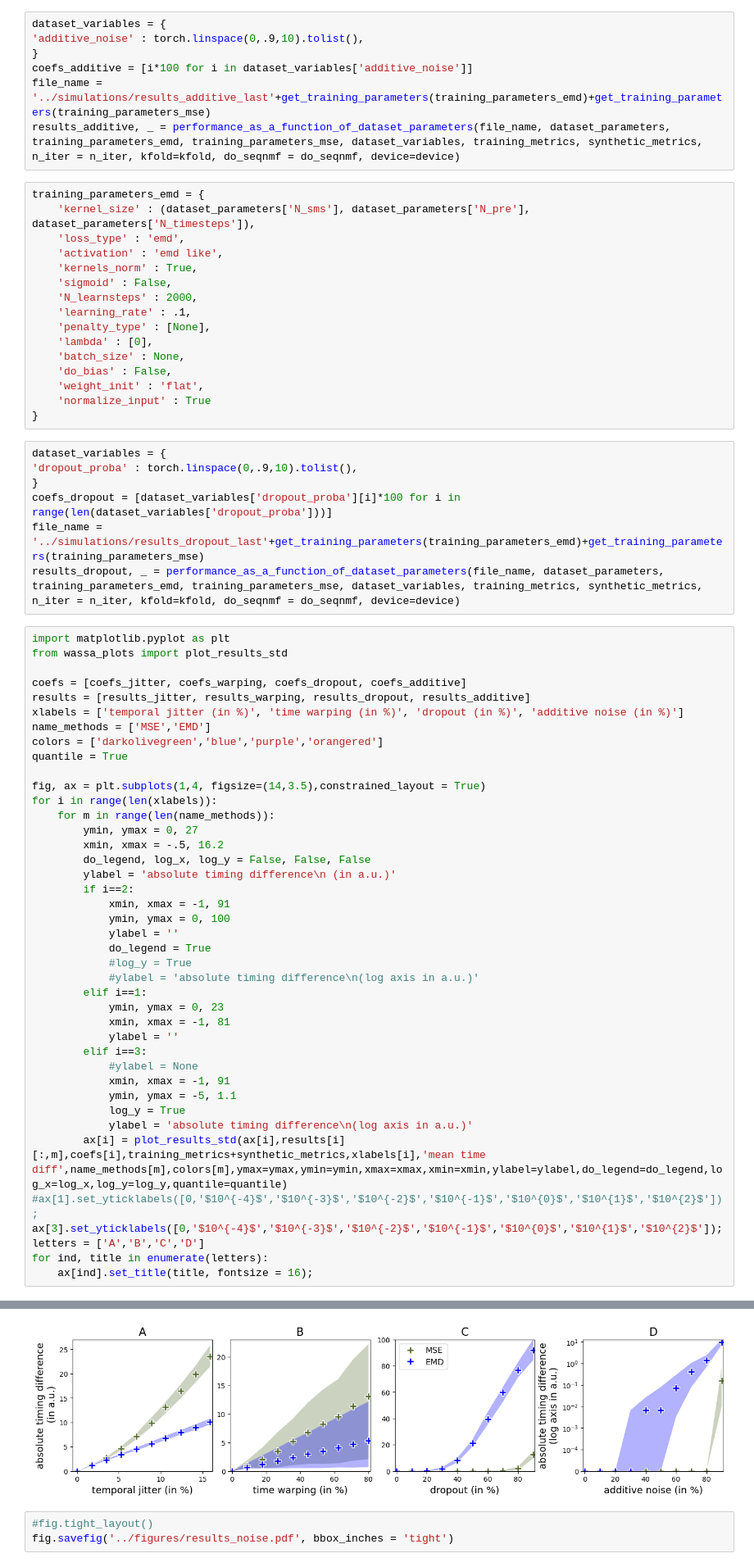
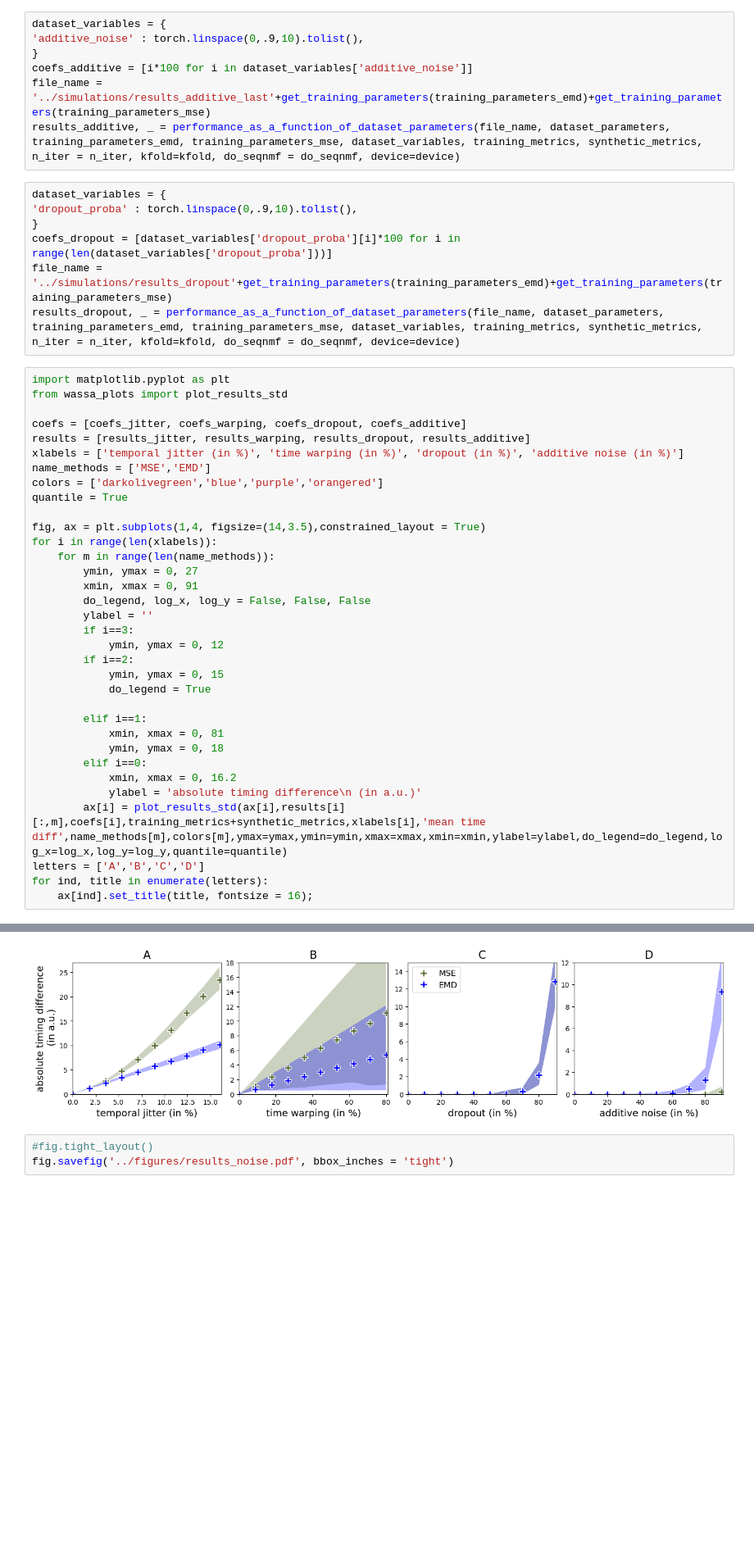
Before and after one commit to AntoineGrimaldi/wassa, a Jupyter notebook: results_paper/figure_3_all.ipynb, the cells around one changed output, grey strips where cells are left out. Shown at 82% size. Drawn from its saved outputs; the diff is of its cells as text; blank space fills up the shorter version.

Commit message:
change of dataset

```diff
--- a/results_paper/figure_3_all.ipynb
+++ b/results_paper/figure_3_all.ipynb
@@ -82,28 +82,12 @@ dataset_variables = {
 coefs_additive = [i*100 for i in dataset_variables['additive_noise']]
 file_name = '../simulations/results_additive_last'+get_training_parameters(training_parameters_emd)+get_training_parameters(training_parameters_mse)
 results_additive, _ = performance_as_a_function_of_dataset_parameters(file_name, dataset_parameters, training_parameters_emd, training_parameters_mse, dataset_variables, training_metrics, synthetic_metrics, n_iter = n_iter, kfold=kfold, do_seqnmf = do_seqnmf, device=device)
-# %%
-training_parameters_emd = {
-    'kernel_size' : (dataset_parameters['N_sms'], dataset_parameters['N_pre'], dataset_parameters['N_timesteps']),
-    'loss_type' : 'emd',
-    'activation' : 'emd like',
-    'kernels_norm' : True,
-    'sigmoid' : False,
-    'N_learnsteps' : 2000,
-    'learning_rate' : .1,
-    'penalty_type' : [None],
-    'lambda' : [0],
-    'batch_size' : None,
-    'do_bias' : False,
-    'weight_init' : 'flat',
-    'normalize_input' : True
-}
 # %%
 dataset_variables = {
 'dropout_proba' : torch.linspace(0,.9,10).tolist(),
 }
 coefs_dropout = [dataset_variables['dropout_proba'][i]*100 for i in range(len(dataset_variables['dropout_proba']))]
-file_name = '../simulations/results_dropout_last'+get_training_parameters(training_parameters_emd)+get_training_parameters(training_parameters_mse)
+file_name = '../simulations/results_dropout'+get_training_parameters(training_parameters_emd)+get_training_parameters(training_parameters_mse)
 results_dropout, _ = performance_as_a_function_of_dataset_parameters(file_name, dataset_parameters, training_parameters_emd, training_parameters_mse, dataset_variables, training_metrics, synthetic_metrics, n_iter = n_iter, kfold=kfold, do_seqnmf = do_seqnmf, device=device)
 # %%
 import matplotlib.pyplot as plt
@@ -120,29 +104,22 @@ fig, ax = plt.subplots(1,4, figsize=(14,3.5),constrained_layout = True)
 for i in range(len(xlabels)):
     for m in range(len(name_methods)):
         ymin, ymax = 0, 27
-        xmin, xmax = -.5, 16.2
+        xmin, xmax = 0, 91
         do_legend, log_x, log_y = False, False, False
-        ylabel = 'absolute timing difference\n (in a.u.)'
+        ylabel = ''
+        if i==3:
+            ymin, ymax = 0, 12
         if i==2:
-            xmin, xmax = -1, 91
-            ymin, ymax = 0, 100
-            ylabel = ''
+            ymin, ymax = 0, 15
             do_legend = True
-            #log_y = True
-            #ylabel = 'absolute timing difference\n(log axis in a.u.)'
+
         elif i==1:
-            ymin, ymax = 0, 23
-            xmin, xmax = -1, 81
-            ylabel = ''
-        elif i==3:
-            #ylabel = None
-            xmin, xmax = -1, 91
-            ymin, ymax = -5, 1.1
-            log_y = True
-            ylabel = 'absolute timing difference\n(log axis in a.u.)'
+            xmin, xmax = 0, 81
+            ymin, ymax = 0, 18
+        elif i==0:
+            xmin, xmax = 0, 16.2
+            ylabel = 'absolute timing difference\n (in a.u.)'
         ax[i] = plot_results_std(ax[i],results[i][:,m],coefs[i],training_metrics+synthetic_metrics,xlabels[i],'mean time diff',name_methods[m],colors[m],ymax=ymax,ymin=ymin,xmax=xmax,xmin=xmin,ylabel=ylabel,do_legend=do_legend,log_x=log_x,log_y=log_y,quantile=quantile)
-#ax[1].set_yticklabels([0,'$10^{-4}$','$10^{-3}$','$10^{-2}$','$10^{-1}$','$10^{0}$','$10^{1}$','$10^{2}$']);
-ax[3].set_yticklabels([0,'$10^{-4}$','$10^{-3}$','$10^{-2}$','$10^{-1}$','$10^{0}$','$10^{1}$','$10^{2}$']);
 letters = ['A','B','C','D']
 for ind, title in enumerate(letters):
     ax[ind].set_title(title, fontsize = 16);
@@ -152,4 +127,4 @@ zero values are set as 1e-05
-[figure, old version]
+[figure, new version]
 # %%
 #fig.tight_layout()
 fig.savefig('../figures/results_noise.pdf', bbox_inches = 'tight')
```
Also changed, not shown: parts of 2 cells of this notebook, 4 other files.
